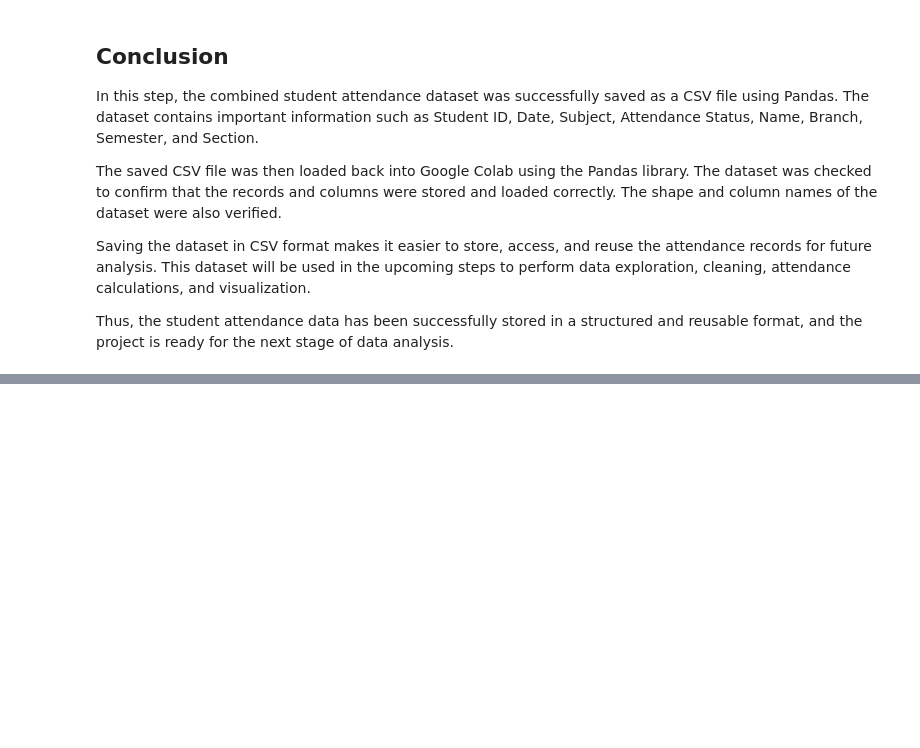
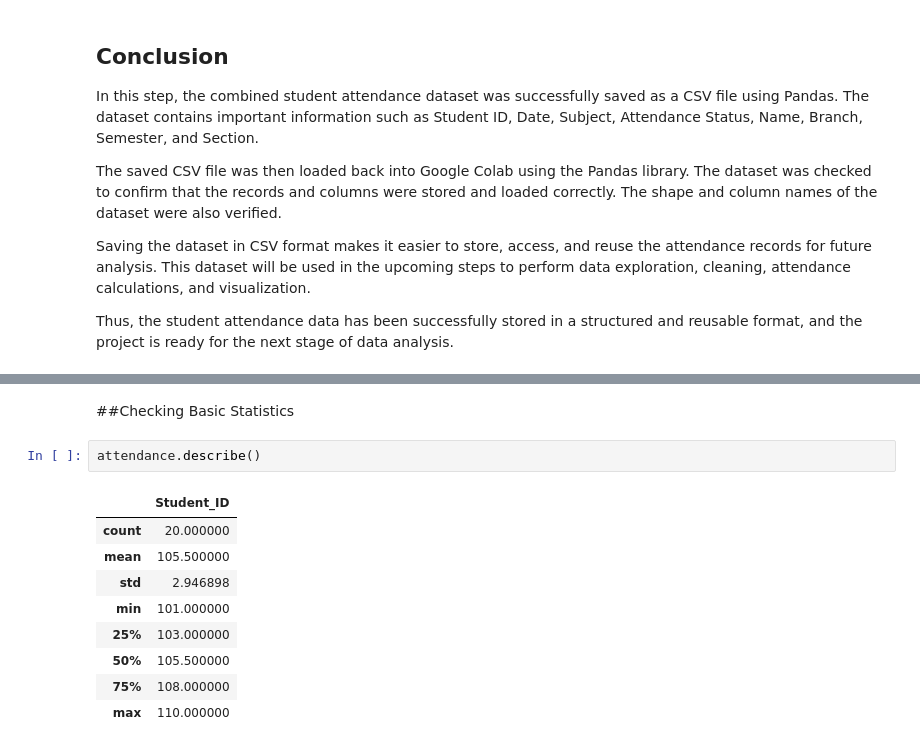
Before and after one commit to puja-200627/YBI_INTERNSHIP_PROJECTS, a Jupyter notebook: STUDENT_ATTENDANCE_MANAGEMENT_SYSTEM.ipynb, the cells around one changed output, grey strips where cells are left out. Drawn from its saved outputs; the diff is of its cells as text; blank space fills up the shorter version.

```diff
--- a/STUDENT_ATTENDANCE_MANAGEMENT_SYSTEM.ipynb
+++ b/STUDENT_ATTENDANCE_MANAGEMENT_SYSTEM.ipynb
@@ -464,0 +549,14 @@ Thus, the student attendance data has been successfully stored in a structured a
+# %% [markdown]
+##Checking Basic Statistics
+# %%
+attendance.describe()
+# %% [output]
+|  | Student_ID |
+| count | 20.000000 |
+| mean | 105.500000 |
+| std | 2.946898 |
+| min | 101.000000 |
+| 25% | 103.000000 |
+| 50% | 105.500000 |
+| 75% | 108.000000 |
+| max | 110.000000 |
```
Also changed, not shown: parts of 35 cells of this notebook.
